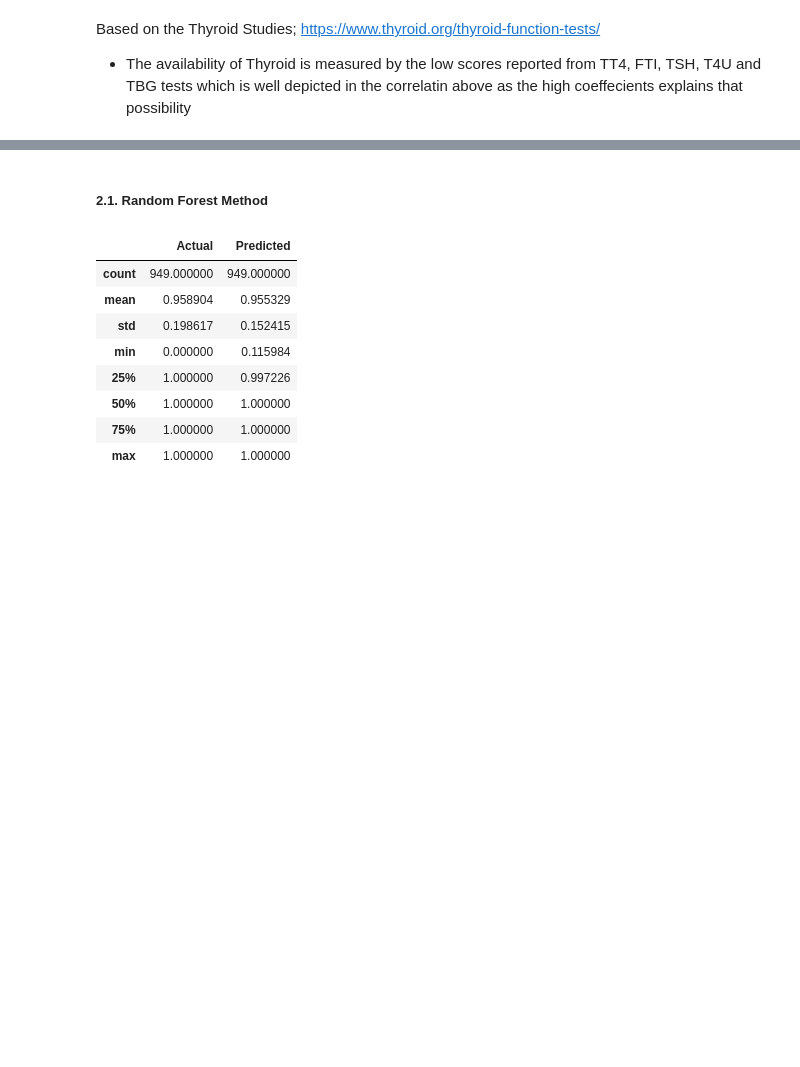
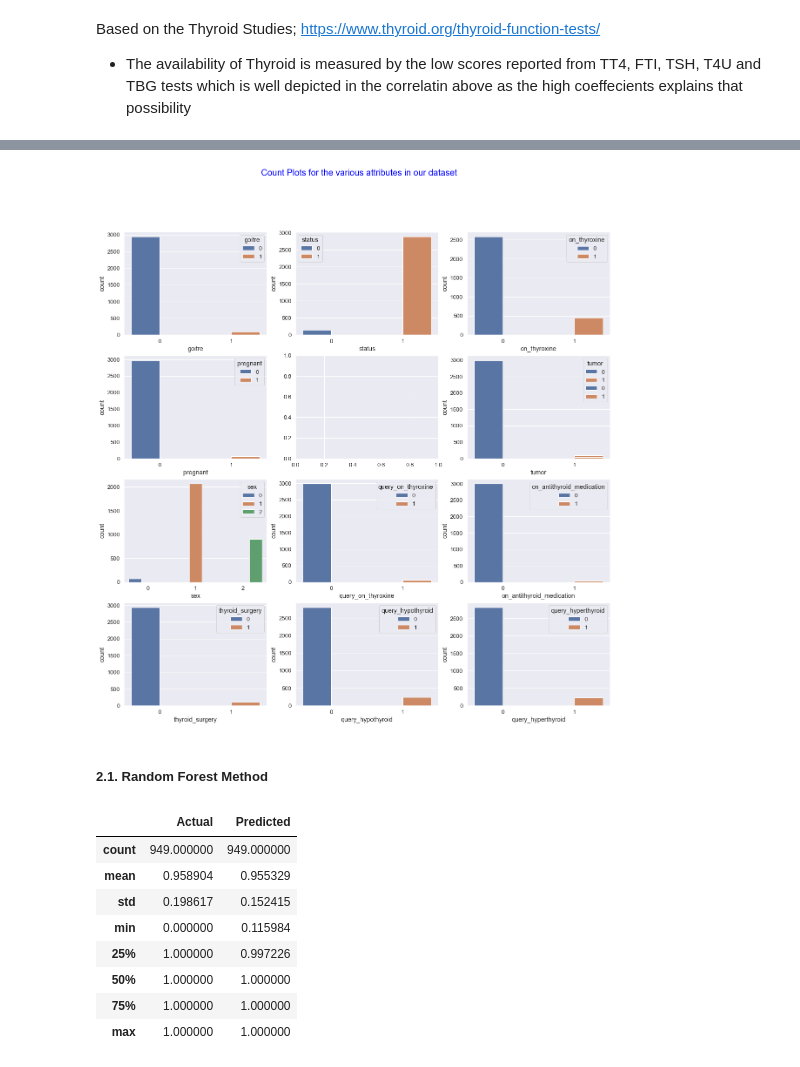
Before and after one commit to ch1b4d4/29_IP_Samson_Nyiro, a Jupyter notebook: 29_IP_Samson_Nyiro.ipynb, the cells around one changed output, grey strips where cells are left out. Cells and saved outputs as stored; diff of their text form; code cells hidden in the pictures; blank space fills up the shorter version.

```diff
--- a/29_IP_Samson_Nyiro.ipynb
+++ b/29_IP_Samson_Nyiro.ipynb
@@ -400,3 +410,10 @@ sns.heatmap(thyriod_encoded.corr(), annot=True, cmap='RdYlGn', linewidths=0.2)
 Based on the Thyroid Studies; https://www.thyroid.org/thyroid-function-tests/
 
 - The availability of Thyroid is measured by the low scores reported from TT4, FTI, TSH, T4U and TBG tests which is well depicted in the correlatin above as the high coeffecients explains that possibility
+# %%
+#To ensure uniformity,we will change the column names to lower case, stripping of the whitespaces,removing periods,
+#this ensures good readerbility plus every possible naming issue is covered.
+
+
+thyriod_encoded1.columns = thyriod_encoded1.columns.str.lower().str.strip().str.replace(' ', '_').str.replace('.', '')
+print(thyriod_encoded1.info())
@@ -403,3 +452,21 @@ Based on the Thyroid Studies; https://www.thyroid.org/thyroid-function-tests/
+# %%
+# Plotting Count Plots for the various attributes in our dataset
+fig,axes = plt.subplots(4,3, figsize=(20,20))
+fig.suptitle('Count Plots for the various attributes in our dataset', fontsize = 20, color='blue')
+sns.countplot('goitre', data = thyriod_encoded1, hue='goitre', ax = axes[0,0])
+sns.countplot('status', data  =  thyriod_encoded1, hue = 'status', ax = axes[0,1])
+sns.countplot('on_thyroxine', data  =  thyriod_encoded1, hue = 'on_thyroxine', ax = axes[0,2])
+sns.countplot('pregnant', data  =  thyriod_encoded1, hue = 'pregnant', ax = axes[1,0]);
+sns.countplot('sick', data  =  thyriod_encoded1, hue = 'sick', ax = axes[1,2]);
+sns.countplot('tumor', data  =  thyriod_encoded1, hue = 'tumor', ax = axes[1,2]);
+sns.countplot('sex', data  =  thyriod_encoded1, hue = 'sex', ax = axes[2,0])
+sns.countplot('query_on_thyroxine', data  =  thyriod_encoded1, hue = 'query_on_thyroxine', ax = axes[2,1])
+sns.countplot('on_antithyroid_medication', data  =  thyriod_encoded1, hue = 'on_antithyroid_medication', ax = axes[2,2])
+sns.countplot('thyroid_surgery', data  =  thyriod_encoded1, hue = 'thyroid_surgery', ax = axes[3,0])
+sns.countplot('query_hypothyroid', data  =  thyriod_encoded1, hue = 'query_hypothyroid', ax = axes[3,1])
+sns.countplot('query_hyperthyroid', data  =  thyriod_encoded1, hue = 'query_hyperthyroid', ax = axes[3,2]);
+# %% [output]
+[figure, added]
 # %% [markdown]
 ##### 2.1. Random Forest Method
 # %%
```
Also changed, not shown: parts of 66 cells of this notebook, 1 other file.
